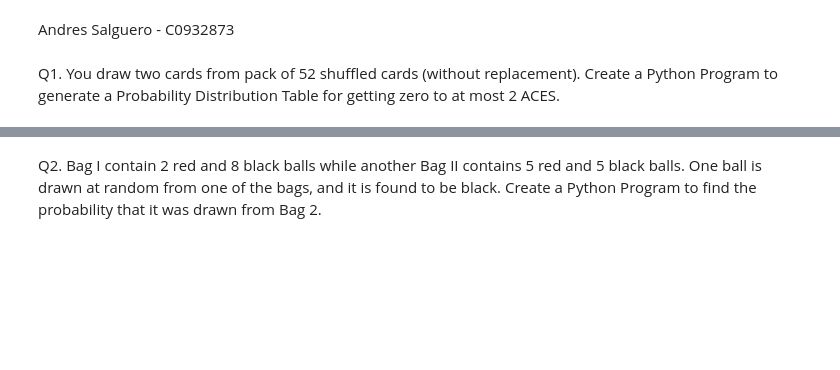
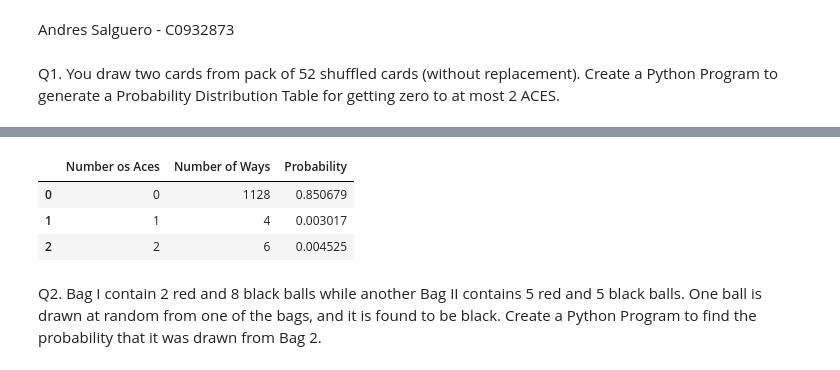
Before and after one commit to afscomercial/introduction-artificial-intelligence, a Jupyter notebook: assignment-1.ipynb, the cells around one changed output, grey strips where cells are left out. Saved outputs shown, nothing was run; the diff lists cells and outputs as text; code cells hidden in the pictures; blank space fills up the shorter version.

```diff
--- a/assignment-1.ipynb
+++ b/assignment-1.ipynb
@@ -7,3 +9,44 @@ Q1. You draw two cards from pack of 52 shuffled cards (without replacement). Cre
+# %%
+import pandas as pd
+from math import comb
+
+# total number of cards is 52
+total_cards = 52
+
+# number of ace in deck
+aces = 4
+
+# total number of ways to draw 2 cards
+total_ways= comb(total_cards,2)
+
+# number of way to draw 0 ace
+zero_ace= comb(total_cards - aces,2)
+
+# number of way to draw 1 ace
+one_ace=comb(aces,1)
+
+# number of way to draw 2 ace
+two_ace=comb(aces,2)
+
+# probabilities
+p_zero_ace= zero_ace/total_ways
+p_one_ace= one_ace/total_ways
+p_two_ace= two_ace/total_ways
+
+# create probability distribution table
+data= {
+    "Number os Aces":[0,1,2],
+    "Number of Ways":[zero_ace,one_ace,two_ace],
+    "Probability": [p_zero_ace,p_one_ace,p_two_ace]
+}
+
+probability_distribution_table = pd.DataFrame(data)
+probability_distribution_table
+# %% [output]
+|  | Number os Aces | Number of Ways | Probability |
+| 0 | 0 | 1128 | 0.850679 |
+| 1 | 1 | 4 | 0.003017 |
+| 2 | 2 | 6 | 0.004525 |
 # %% [markdown]
 Q2. Bag I contain 2 red and 8 black balls while another Bag II contains 5 red and 5 black balls. One ball is drawn at random from one of the bags, and it is found to be black. Create a Python Program to find the probability that it was drawn from Bag 2.
 # %% [markdown]
```
Also changed, not shown: parts of 1 cell of this notebook.
